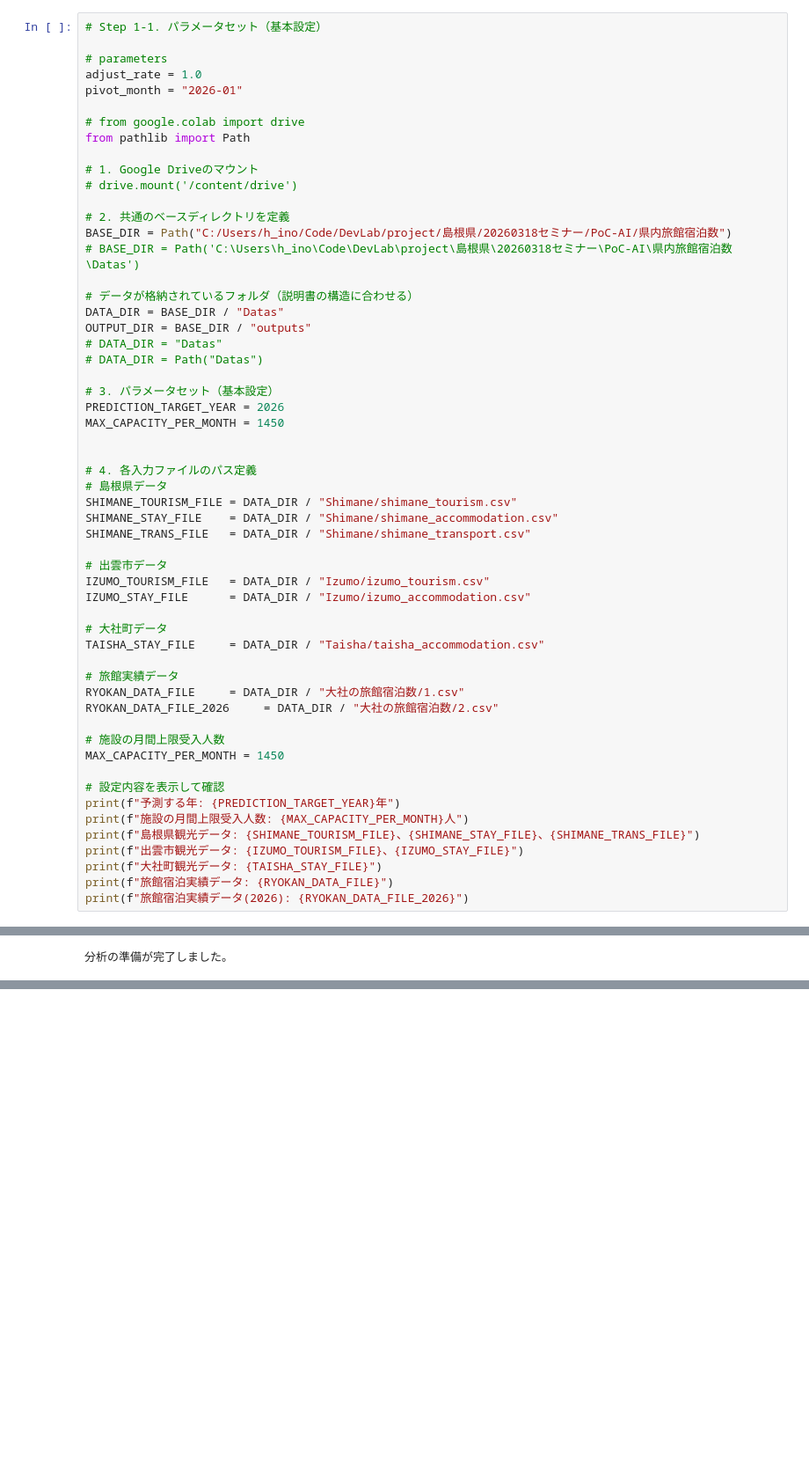
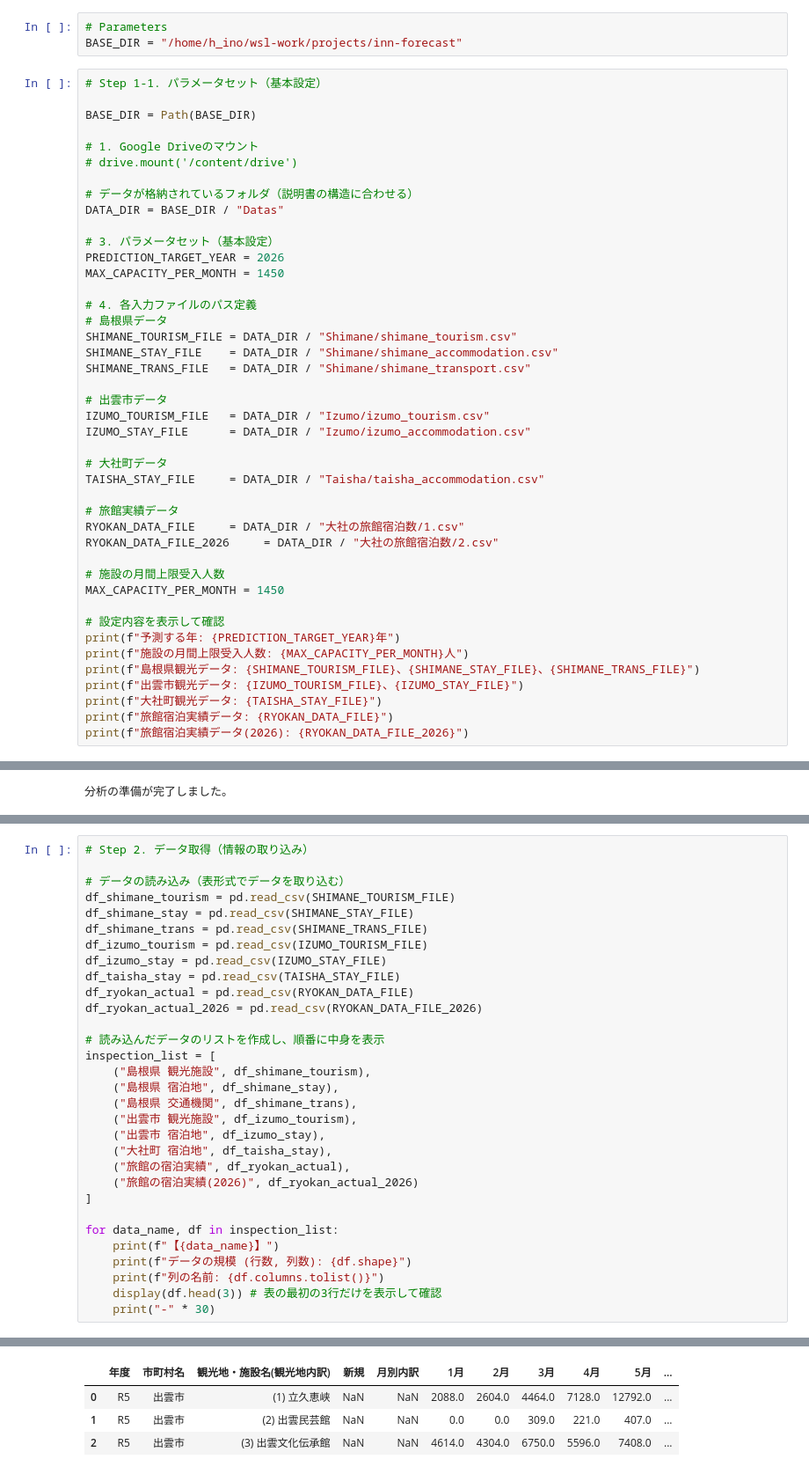
Before and after one commit to inoue-0852/inn-forecast, a Jupyter notebook: outputs/out_preprocess.ipynb, the cells around one changed output, grey strips where cells are left out. Shown at 88% size. Saved outputs shown, nothing was run; the diff lists cells and outputs as text; blank space fills up the shorter version.

```diff
--- a/outputs/out_preprocess.ipynb
+++ b/outputs/out_preprocess.ipynb
@@ -1,30 +9,20 @@
+# %%
+# Parameters
+BASE_DIR = "/home/h_ino/wsl-work/projects/inn-forecast"
 # %%
 # Step 1-1. パラメータセット（基本設定）
 
-# parameters
-adjust_rate = 1.0
-pivot_month = "2026-01"
-
-# from google.colab import drive
-from pathlib import Path
+BASE_DIR = Path(BASE_DIR)
 
 # 1. Google Driveのマウント
 # drive.mount('/content/drive')
 
-# 2. 共通のベースディレクトリを定義
-BASE_DIR = Path("C:/Users/h_ino/Code/DevLab/project/島根県/20260318セミナー/PoC-AI/県内旅館宿泊数")
-# BASE_DIR = Path('C:\Users\h_ino\Code\DevLab\project\島根県\20260318セミナー\PoC-AI\県内旅館宿泊数\Datas')
-
 # データが格納されているフォルダ（説明書の構造に合わせる）
 DATA_DIR = BASE_DIR / "Datas"
-OUTPUT_DIR = BASE_DIR / "outputs"
-# DATA_DIR = "Datas"
-# DATA_DIR = Path("Datas")
 
 # 3. パラメータセット（基本設定）
 PREDICTION_TARGET_YEAR = 2026
 MAX_CAPACITY_PER_MONTH = 1450
-
 
 # 4. 各入力ファイルのパス定義
 # 島根県データ
@@ -190,0 +105,32 @@ pivot: 2026-02-01 00:00:00
+# %%
+# Step 2. データ取得（情報の取り込み）
+
+# データの読み込み（表形式でデータを取り込む）
+df_shimane_tourism = pd.read_csv(SHIMANE_TOURISM_FILE)
+df_shimane_stay = pd.read_csv(SHIMANE_STAY_FILE)
+df_shimane_trans = pd.read_csv(SHIMANE_TRANS_FILE)
+df_izumo_tourism = pd.read_csv(IZUMO_TOURISM_FILE)
+df_izumo_stay = pd.read_csv(IZUMO_STAY_FILE)
+df_taisha_stay = pd.read_csv(TAISHA_STAY_FILE)
+df_ryokan_actual = pd.read_csv(RYOKAN_DATA_FILE)
+df_ryokan_actual_2026 = pd.read_csv(RYOKAN_DATA_FILE_2026)
+
+# 読み込んだデータのリストを作成し、順番に中身を表示
+inspection_list = [
+    ("島根県 観光施設", df_shimane_tourism),
+    ("島根県 宿泊地", df_shimane_stay),
+    ("島根県 交通機関", df_shimane_trans),
+    ("出雲市 観光施設", df_izumo_tourism),
+    ("出雲市 宿泊地", df_izumo_stay),
+    ("大社町 宿泊地", df_taisha_stay),
+    ("旅館の宿泊実績", df_ryokan_actual),
+    ("旅館の宿泊実績(2026)", df_ryokan_actual_2026)
+]
+
+for data_name, df in inspection_list:
+    print(f"【{data_name}】")
+    print(f"データの規模 (行数, 列数): {df.shape}")
+    print(f"列の名前: {df.columns.tolist()}")
+    display(df.head(3)) # 表の最初の3行だけを表示して確認
+    print("-" * 30)
+# %% [output]
@@ -190,0 +164,4 @@ pivot: 2026-02-01 00:00:00
+|  | 年度 | 市町村名 | 観光地・施設名(観光地内訳) | 新規 | 月別内訳 | 1月 | 2月 | 3月 | 4月 | 5月 | ... |
+| 0 | R5 | 出雲市 | (1) 立久恵峡 | NaN | NaN | 2088.0 | 2604.0 | 4464.0 | 7128.0 | 12792.0 | ... |
+| 1 | R5 | 出雲市 | (2) 出雲民芸館 | NaN | NaN | 0.0 | 0.0 | 309.0 | 221.0 | 407.0 | ... |
+| 2 | R5 | 出雲市 | (3) 出雲文化伝承館 | NaN | NaN | 4614.0 | 4304.0 | 6750.0 | 5596.0 | 7408.0 | ... |
```
Also changed, not shown: parts of 9 cells of this notebook, 18 other files.
